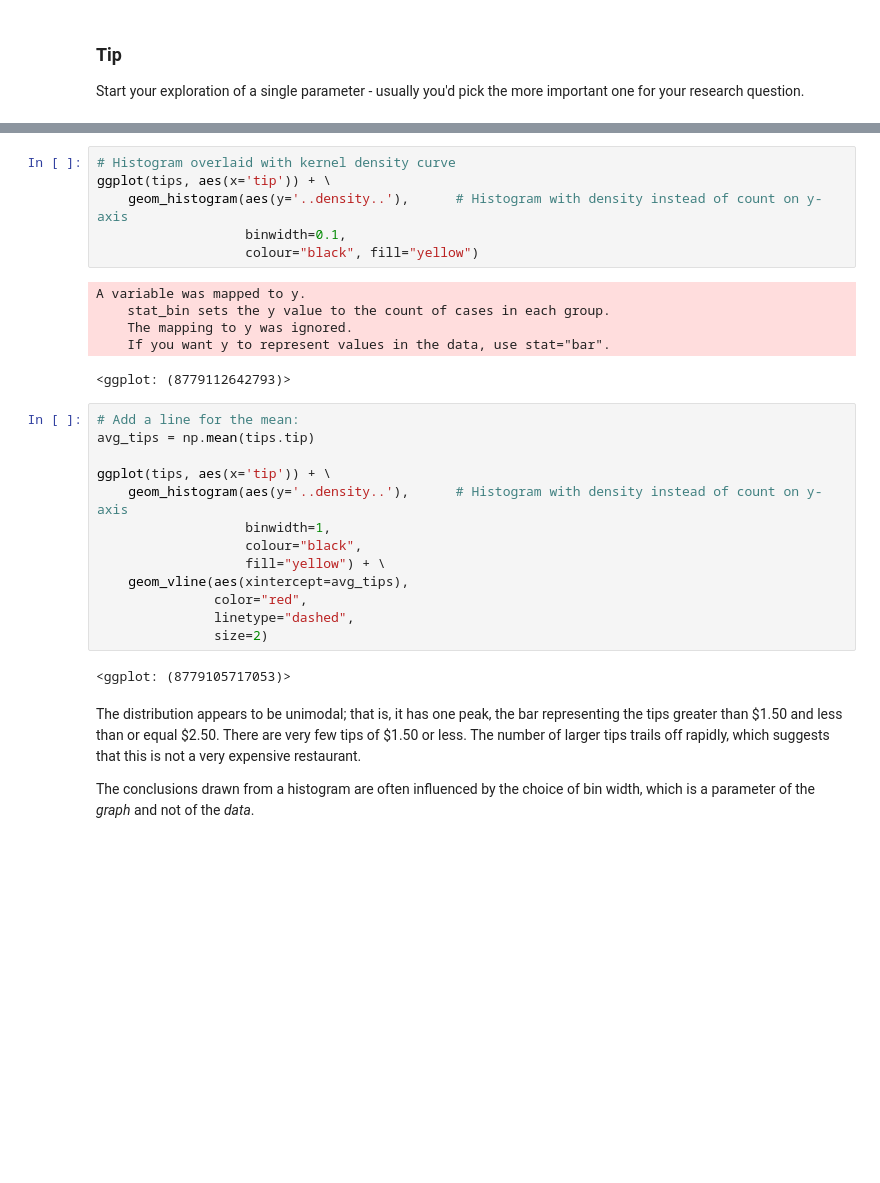
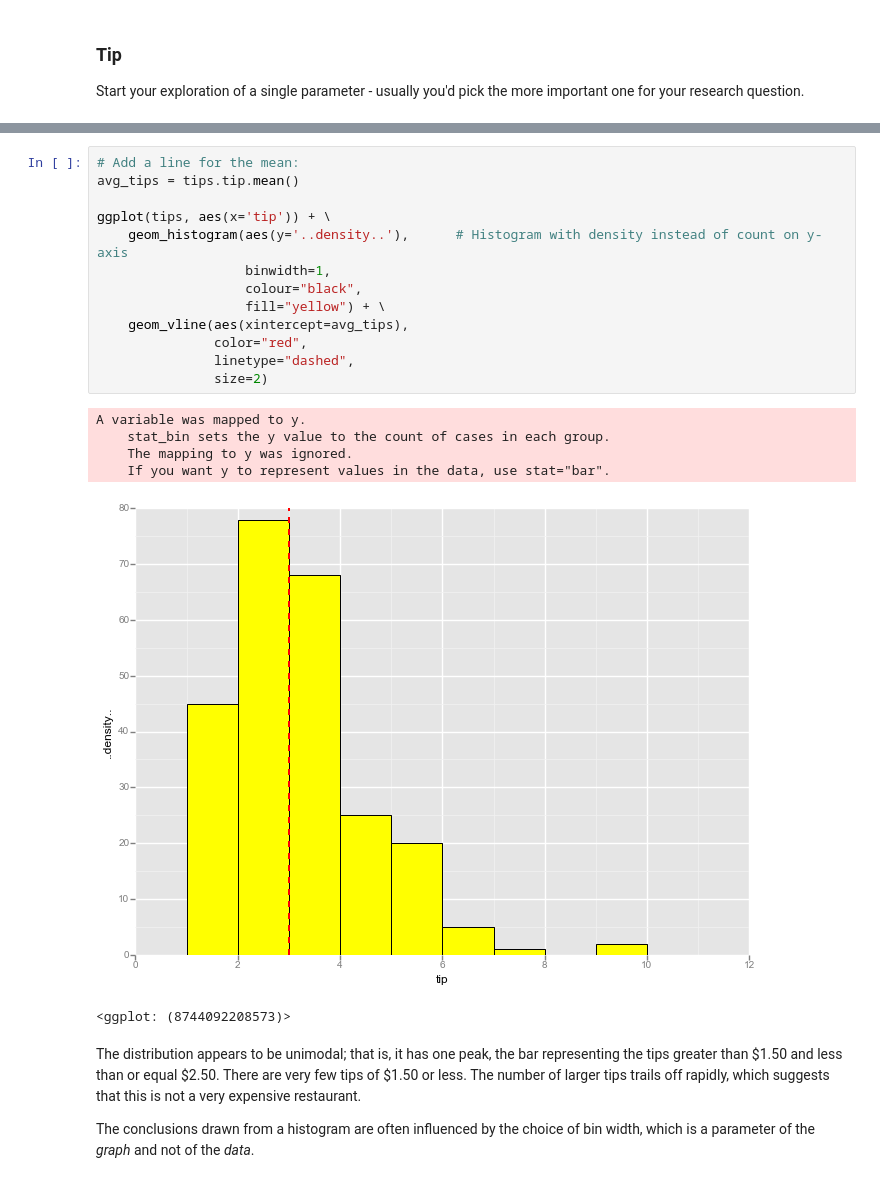
Before and after one commit to lorachow/DS_HK_9, a Jupyter notebook: notebooks/04 - Exploratory Data Analysis.ipynb, the cells around one changed output, grey strips where cells are left out. Saved outputs shown, nothing was run; the diff lists cells and outputs as text; blank space fills up the shorter version.

```diff
--- a/notebooks/04 - Exploratory Data Analysis.ipynb
+++ b/notebooks/04 - Exploratory Data Analysis.ipynb
@@ -645,30 +499,23 @@ ggplot(tips, aes(x='tip')) + geom_density()
 # %%
-# Histogram overlaid with kernel density curve
+# Add a line for the mean:
+avg_tips = tips.tip.mean()
+
 ggplot(tips, aes(x='tip')) + \
     geom_histogram(aes(y='..density..'),      # Histogram with density instead of count on y-axis
-                   binwidth=0.1,
-                   colour="black", fill="yellow")
+                   binwidth=1,
+                   colour="black",
+                   fill="yellow") + \
+    geom_vline(aes(xintercept=avg_tips),
+               color="red",
+               linetype="dashed",
+               size=2)
 # %% [output]
 A variable was mapped to y.
     stat_bin sets the y value to the count of cases in each group.
     The mapping to y was ignored.
     If you want y to represent values in the data, use stat="bar".
+[figure, added]
-<ggplot: (8779112642793)>
+<ggplot: (8744092208573)>
-# %%
-# Add a line for the mean:
-avg_tips = np.mean(tips.tip)
-
-ggplot(tips, aes(x='tip')) + \
-    geom_histogram(aes(y='..density..'),      # Histogram with density instead of count on y-axis
-                   binwidth=1,
-                   colour="black",
-                   fill="yellow") + \
-    geom_vline(aes(xintercept=avg_tips),
-               color="red",
-               linetype="dashed",
-               size=2)
-# %% [output]
-<ggplot: (8779105717053)>
 # %% [markdown]
 The distribution appears to be unimodal; that is, it has one peak, the bar representing the tips greater than \$1.50 and less than or equal \$2.50. There are
 very few tips of \$1.50 or less. The number of larger tips trails off rapidly, which suggests that this is not a very expensive restaurant.
```
Also changed, not shown: parts of 89 cells of this notebook.
